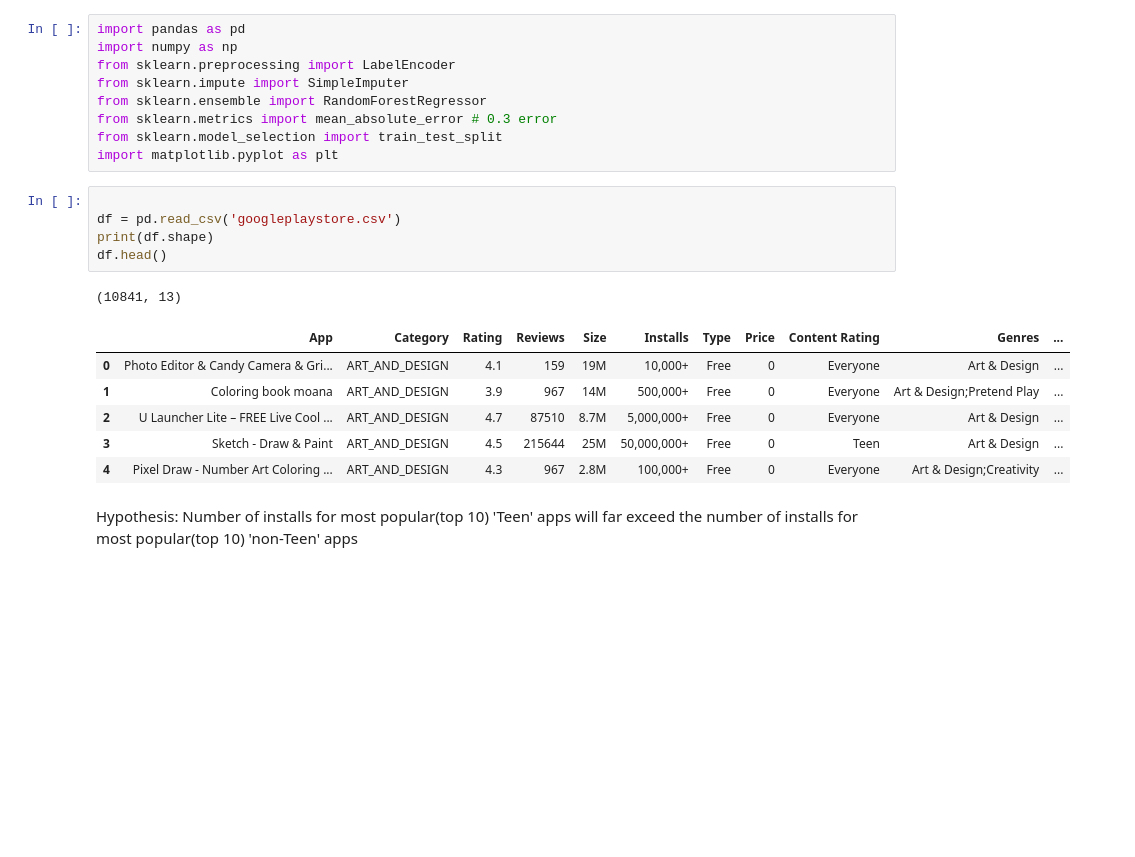
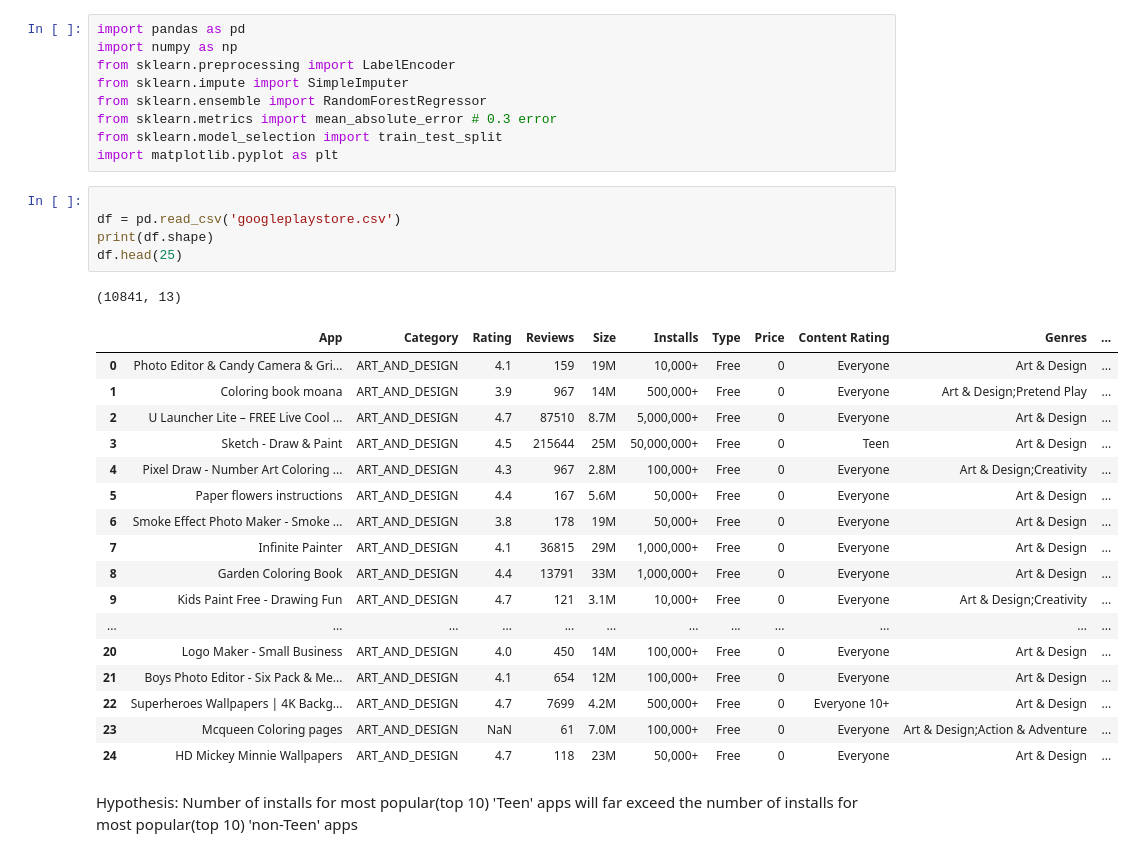
Before and after one commit to nikibhatt/DS-Unit-1-Sprint-3-Linear-Algebra, a Jupyter notebook: NB_Portfolio.ipynb, the cells around one changed output. Cells and saved outputs as stored; diff of their text form; blank space fills up the shorter version.

```diff
--- a/NB_Portfolio.ipynb
+++ b/NB_Portfolio.ipynb
@@ -14,16 +14,27 @@ import matplotlib.pyplot as plt
 # %%
 
 df = pd.read_csv('googleplaystore.csv')
 print(df.shape)
-df.head()
+df.head(25)
 # %% [output]
 (10841, 13)
 |  | App | Category | Rating | Reviews | Size | Installs | Type | Price | Content Rating | Genres | ... |
 | 0 | Photo Editor & Candy Camera & Gri... | ART_AND_DESIGN | 4.1 | 159 | 19M | 10,000+ | Free | 0 | Everyone | Art & Design | ... |
 | 1 | Coloring book moana | ART_AND_DESIGN | 3.9 | 967 | 14M | 500,000+ | Free | 0 | Everyone | Art & Design;Pretend Play | ... |
 | 2 | U Launcher Lite – FREE Live Cool ... | ART_AND_DESIGN | 4.7 | 87510 | 8.7M | 5,000,000+ | Free | 0 | Everyone | Art & Design | ... |
 | 3 | Sketch - Draw & Paint | ART_AND_DESIGN | 4.5 | 215644 | 25M | 50,000,000+ | Free | 0 | Teen | Art & Design | ... |
 | 4 | Pixel Draw - Number Art Coloring ... | ART_AND_DESIGN | 4.3 | 967 | 2.8M | 100,000+ | Free | 0 | Everyone | Art & Design;Creativity | ... |
+| 5 | Paper flowers instructions | ART_AND_DESIGN | 4.4 | 167 | 5.6M | 50,000+ | Free | 0 | Everyone | Art & Design | ... |
+| 6 | Smoke Effect Photo Maker - Smoke ... | ART_AND_DESIGN | 3.8 | 178 | 19M | 50,000+ | Free | 0 | Everyone | Art & Design | ... |
+| 7 | Infinite Painter | ART_AND_DESIGN | 4.1 | 36815 | 29M | 1,000,000+ | Free | 0 | Everyone | Art & Design | ... |
+| 8 | Garden Coloring Book | ART_AND_DESIGN | 4.4 | 13791 | 33M | 1,000,000+ | Free | 0 | Everyone | Art & Design | ... |
+| 9 | Kids Paint Free - Drawing Fun | ART_AND_DESIGN | 4.7 | 121 | 3.1M | 10,000+ | Free | 0 | Everyone | Art & Design;Creativity | ... |
+| ... | ... | ... | ... | ... | ... | ... | ... | ... | ... | ... | ... |
+| 20 | Logo Maker - Small Business | ART_AND_DESIGN | 4.0 | 450 | 14M | 100,000+ | Free | 0 | Everyone | Art & Design | ... |
+| 21 | Boys Photo Editor - Six Pack & Me... | ART_AND_DESIGN | 4.1 | 654 | 12M | 100,000+ | Free | 0 | Everyone | Art & Design | ... |
+| 22 | Superheroes Wallpapers | 4K Backg... | ART_AND_DESIGN | 4.7 | 7699 | 4.2M | 500,000+ | Free | 0 | Everyone 10+ | Art & Design | ... |
+| 23 | Mcqueen Coloring pages | ART_AND_DESIGN | NaN | 61 | 7.0M | 100,000+ | Free | 0 | Everyone | Art & Design;Action & Adventure | ... |
+| 24 | HD Mickey Minnie Wallpapers | ART_AND_DESIGN | 4.7 | 118 | 23M | 50,000+ | Free | 0 | Everyone | Art & Design | ... |
 # %% [markdown]
 Hypothesis: Number of installs for most popular(top 10) 'Teen' apps will far exceed the number of installs for most popular(top 10) 'non-Teen' apps
 # %%
```
Also changed, not shown: parts of 20 cells of this notebook.
